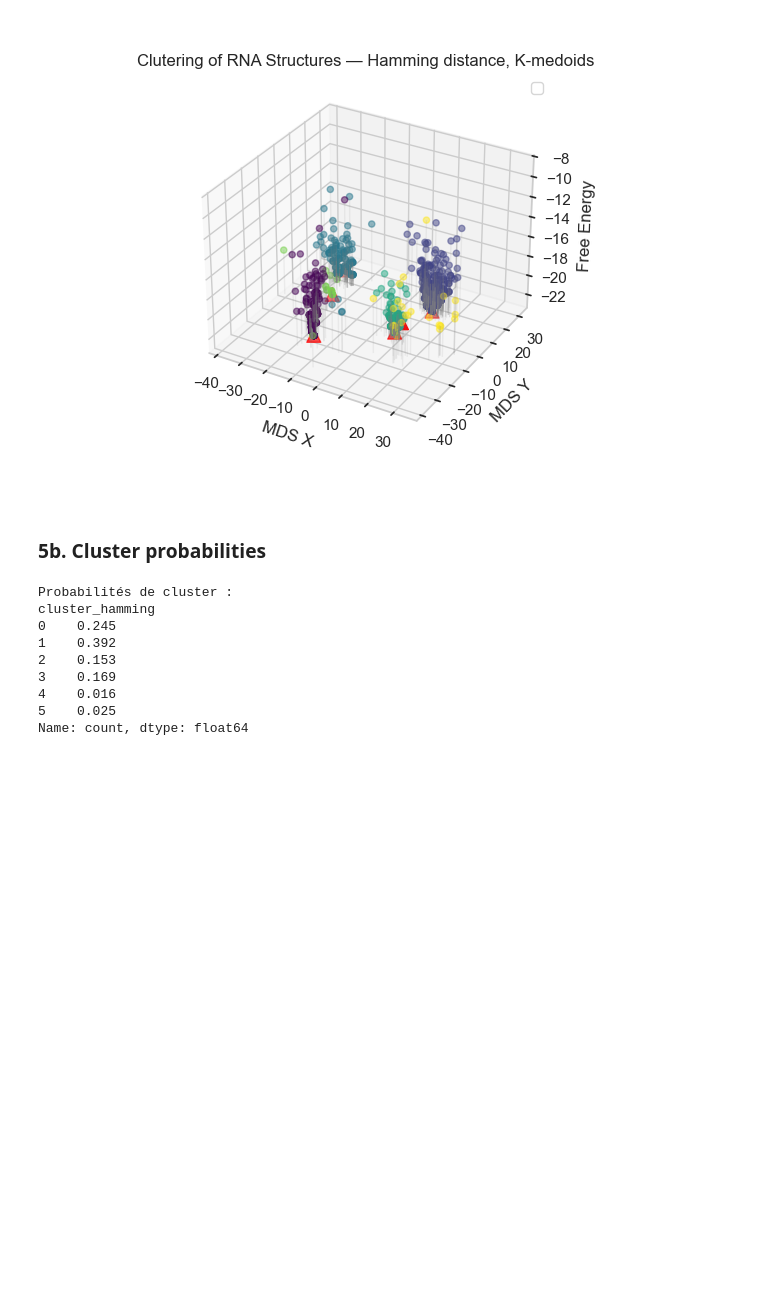
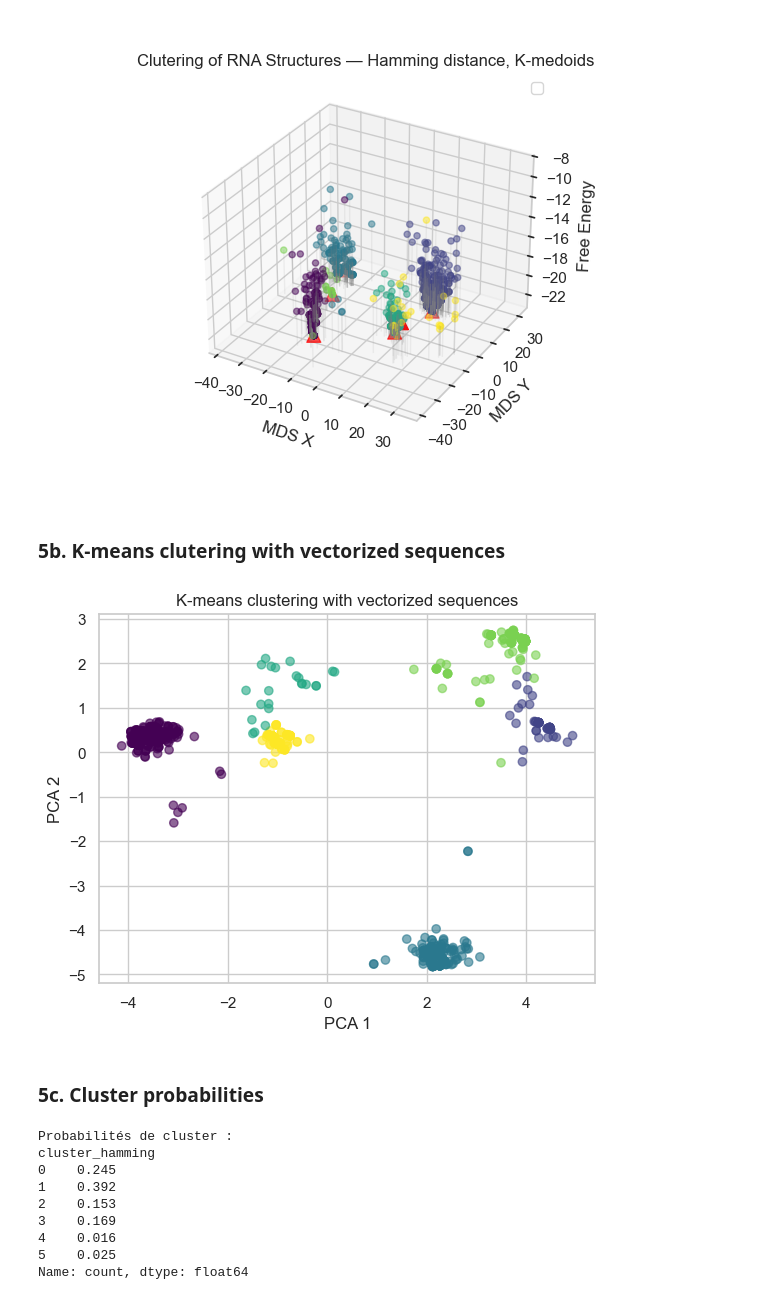
Before and after one commit to beline-y/Clustering-of-RNA-structures, a Jupyter notebook: clustering_rna_structures.ipynb, the cells around one changed output. Drawn from its saved outputs; the diff is of its cells as text; code cells hidden in the pictures; blank space fills up the shorter version.

```diff
--- a/clustering_rna_structures.ipynb
+++ b/clustering_rna_structures.ipynb
@@ -642,10 +661,3 @@ Error:
-# %%
-scaled_sequences = MDS(n_components=2, dissimilarity='precomputed', random_state=0, n_init=10).fit_transform(hamming_distance_matrix)
-
-df_samples["hamming_MDS_2Dpos_x"] = scaled_sequences[:, 0]
-df_samples["hamming_MDS_2Dpos_y"] = scaled_sequences[:, 1]
-
-# df_samples[[ "cluster_hamming", "hamming_MDS_2Dpos_x", "hamming_MDS_2Dpos_y"]]
 # %%
 plt.scatter(df_samples["hamming_MDS_2Dpos_x"], df_samples["hamming_MDS_2Dpos_y"], c=df_samples["cluster_hamming"], cmap='viridis', alpha=0.6)
 plt.show()
@@ -690,8 +702,41 @@ ax.scatter(medoid_xs, medoid_ys, medoid_zs, c='red', s=100, marker='^', label='M
 -8.869999885559082
 <mpl_toolkits.mplot3d.art3d.Path3DCollection at 0x...>
 [figure]
+# %% [markdown]
+### 5b. K-means clutering with vectorized sequences
+# %%
+from sklearn.cluster import KMeans
+
+def compute_clusters_kmeans(df, n_clusters, init = "k-means++"):
+    kmeans = KMeans(n_clusters=n_clusters, random_state=42, n_init=10, init=init)
+
+    max_len = df["structure"].str.len().max()
+    X = np.vstack([encode_structure(s, max_len) for s in df["structure"]])
+
+    clusters = kmeans.fit_predict(X)
+    df['cluster_kmeans'] = clusters
+
+    pca = PCA(n_components=2)
+    X_pca = pca.fit_transform(X)
+
+    df["kmeans_PCA_2Dpos_x"] = X_pca[:, 0]
+    df["kmeans_PCA_2Dpos_y"] = X_pca[:, 1]
+
+    return
+
+compute_clusters_kmeans(df_samples, n_clusters=N_CLUSTERS)
+
+plt.scatter(df_samples["kmeans_PCA_2Dpos_x"], df_samples["kmeans_PCA_2Dpos_y"], c=df_samples["cluster_kmeans"], cmap='viridis', alpha=0.6)
+plt.title("K-means clustering with vectorized sequences")
+plt.xlabel("PCA 1")
+plt.ylabel("PCA 2")
+
+plt.show()
+%matplotlib inline
+# %% [output]
+[figure, added]
 # %% [markdown]
-### 5b. Cluster probabilities
+### 5c. Cluster probabilities
 # %%
 cluster_probs = df_samples["cluster_hamming"].value_counts().sort_index() / len(df_samples)
 print("Probabilités de cluster :")
```
Also changed, not shown: parts of 16 cells of this notebook.
